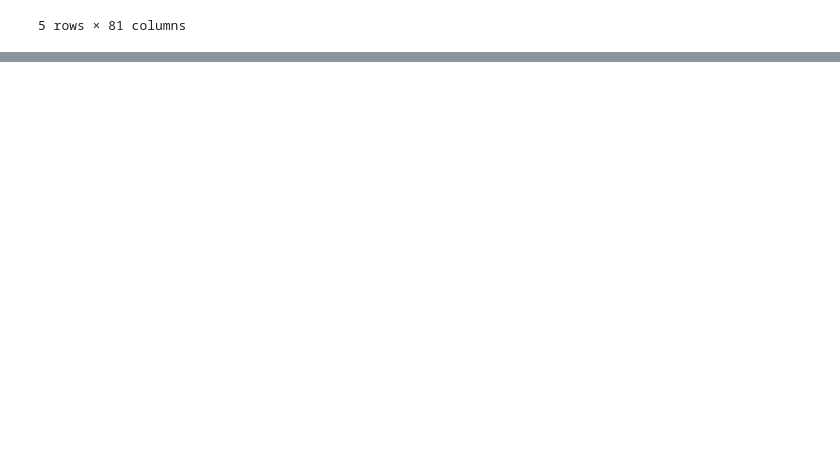
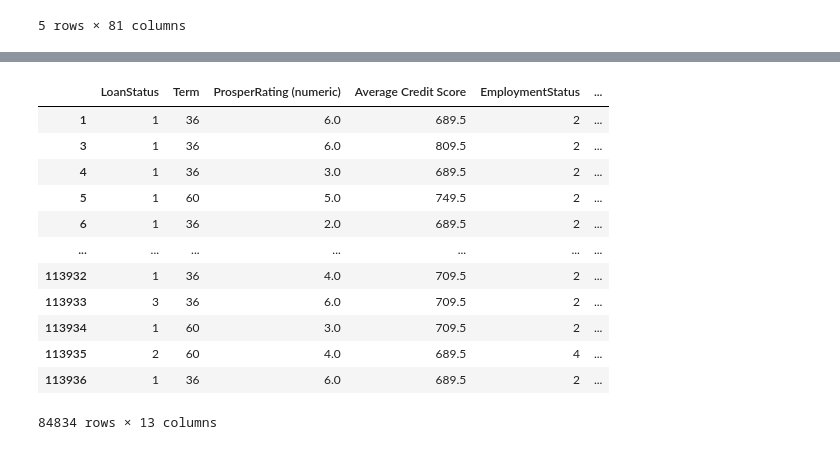
Before and after one commit to LachlanPotter33/Proj-4-Group-3, a Jupyter notebook: Notebooks/Untitled.ipynb, the cells around one changed output, grey strips where cells are left out. Cells and saved outputs as stored; diff of their text form; code cells hidden in the pictures; blank space fills up the shorter version.

```diff
--- a/Notebooks/Untitled.ipynb
+++ b/Notebooks/Untitled.ipynb
@@ -87 +97,32 @@ specific_columns_uncleaned_df
+# %%
+mapping = {
+    'Current': 1,
+    'Completed': 2,
+    'FinalPaymentInProgress': 3,
+    'Past Due (1-15 days)': 4,
+    'Past Due (16-30 days)': 5,
+    'Past Due (31-60 days)': 6,
+    'Past Due (61-90 days)': 7,
+    'Past Due (91-120 days)': 8,
+    'Past Due (>120 days)': 9,
+    'Chargedoff':10,
+    'Defaulted':11,
+}
+# Replace the categorical values with numerical values
+specific_columns_uncleaned_df['LoanStatus'] = specific_columns_uncleaned_df['LoanStatus'].replace(mapping)
+specific_columns_uncleaned_df
+# %% [output]
+|  | LoanStatus | Term | ProsperRating (numeric) | Average Credit Score | EmploymentStatus | ... |
+| 1 | 1 | 36 | 6.0 | 689.5 | 2 | ... |
+| 3 | 1 | 36 | 6.0 | 809.5 | 2 | ... |
+| 4 | 1 | 36 | 3.0 | 689.5 | 2 | ... |
+| 5 | 1 | 60 | 5.0 | 749.5 | 2 | ... |
+| 6 | 1 | 36 | 2.0 | 689.5 | 2 | ... |
+| ... | ... | ... | ... | ... | ... | ... |
+| 113932 | 1 | 36 | 4.0 | 709.5 | 2 | ... |
+| 113933 | 3 | 36 | 6.0 | 709.5 | 2 | ... |
+| 113934 | 1 | 60 | 3.0 | 709.5 | 2 | ... |
+| 113935 | 2 | 60 | 4.0 | 689.5 | 4 | ... |
+| 113936 | 1 | 36 | 6.0 | 689.5 | 2 | ... |
+84834 rows × 13 columns
 # %%
```
Also changed, not shown: parts of 22 cells of this notebook.
